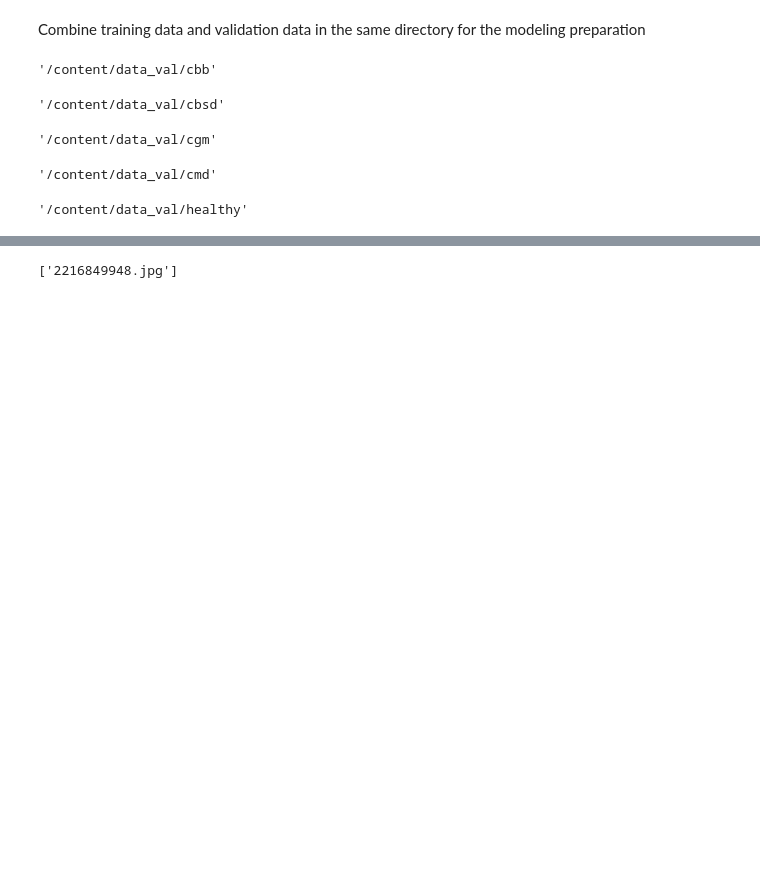
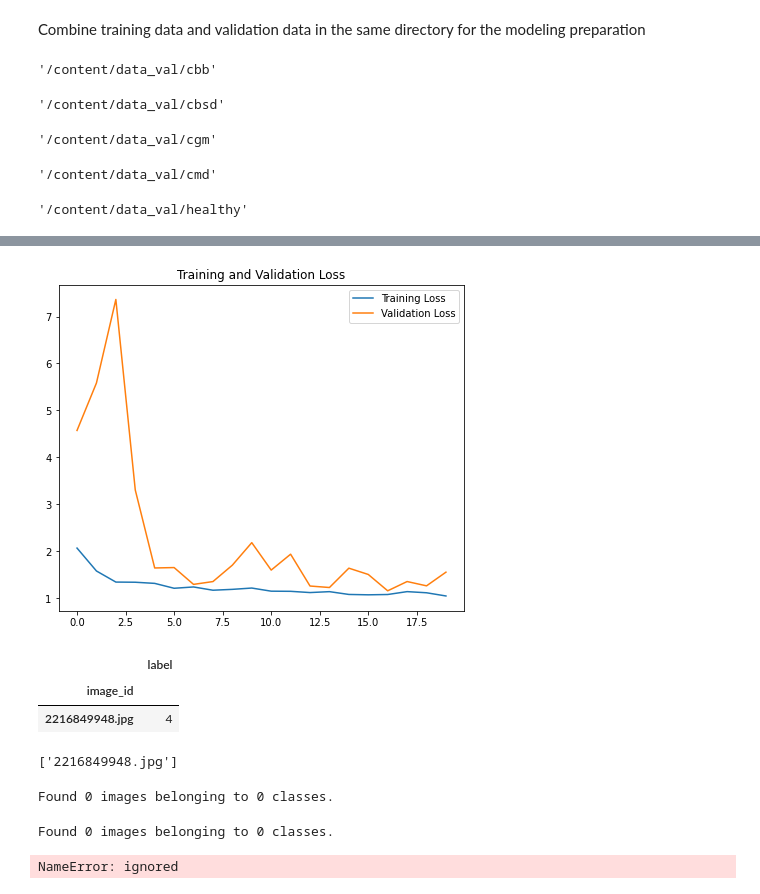
Before and after one commit to samuelpolontalo/cassava-leaf-disease, a Jupyter notebook: build_model.ipynb, the cells around one changed output, grey strips where cells are left out. Drawn from its saved outputs; the diff is of its cells as text; code cells hidden in the pictures; blank space fills up the shorter version.

```diff
--- a/build_model.ipynb
+++ b/build_model.ipynb
@@ -430,4 +481,46 @@ Text(0.5, 1.0, 'Training and Validation Accuracy')
+# %%
+plt.figure(figsize=(16, 6))
+plt.subplot(1, 2, 2)
+plt.plot(epochs_range, loss, label='Training Loss')
+plt.plot(epochs_range, val_loss, label='Validation Loss')
+plt.legend(loc='upper right')
+plt.title('Training and Validation Loss')
+plt.show()
+# %% [output]
+[figure, added]
+# %%
+df_sub = pd.read_csv('/content/extracted-data/sample_submission.csv', index_col=0)
+df_sub
+# %% [output]
+|  | label |
+| image_id |  |
+| 2216849948.jpg | 4 |
 # %%
 os.listdir(os.path.join(BASE_DIR, "test_images"))
 # %% [output]
 ['2216849948.jpg']
+# %%
+test_generator = test_datagen.flow_from_directory(
+    '/content/extracted-data/test_images',
+    target_size = (150,150),
+    batch_size = 32,
+    class_mode = 'categorical'
+)
+# %% [output]
+Found 0 images belonging to 0 classes.
+# %%
+img_width, img_height = 28, 28
+batch_size=32
+prediction = train_datagen.flow_from_directory(
+    '/content/extracted-data/test_images',
+    target_size=(img_height, img_width),
+    batch_size=batch_size,
+    class_mode='categorical')
+# %% [output]
+Found 0 images belonging to 0 classes.
+# %%
+output = pd.DataFrame({'label': prediction})
+# output.to_csv('submission.csv', index=False)
+# !kaggle competitions submit -c humpback-whale-identification -f submission.csv -m "Message"
+# %% [output]
+NameError: ignored
```
Also changed, not shown: parts of 10 cells of this notebook.
